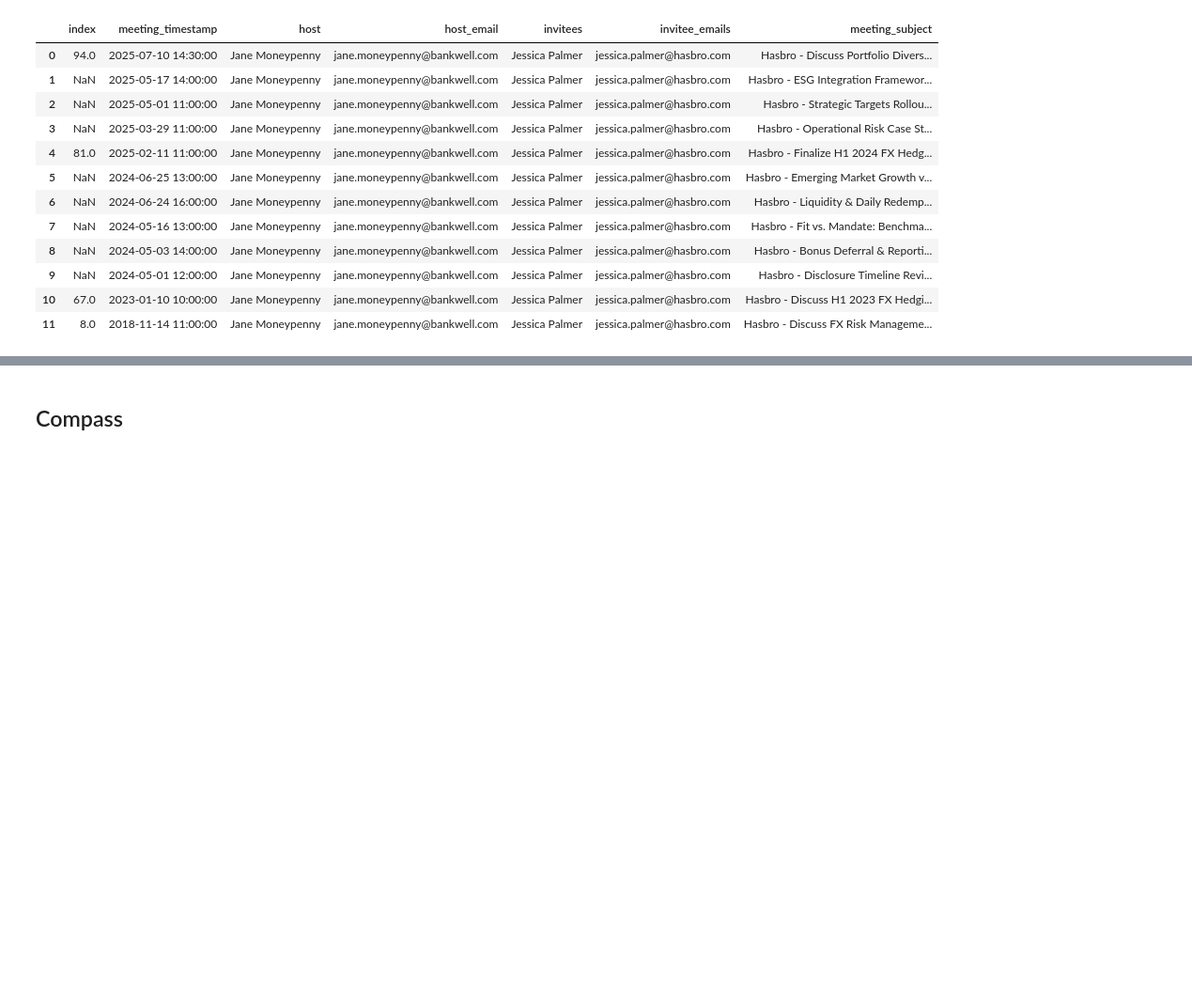
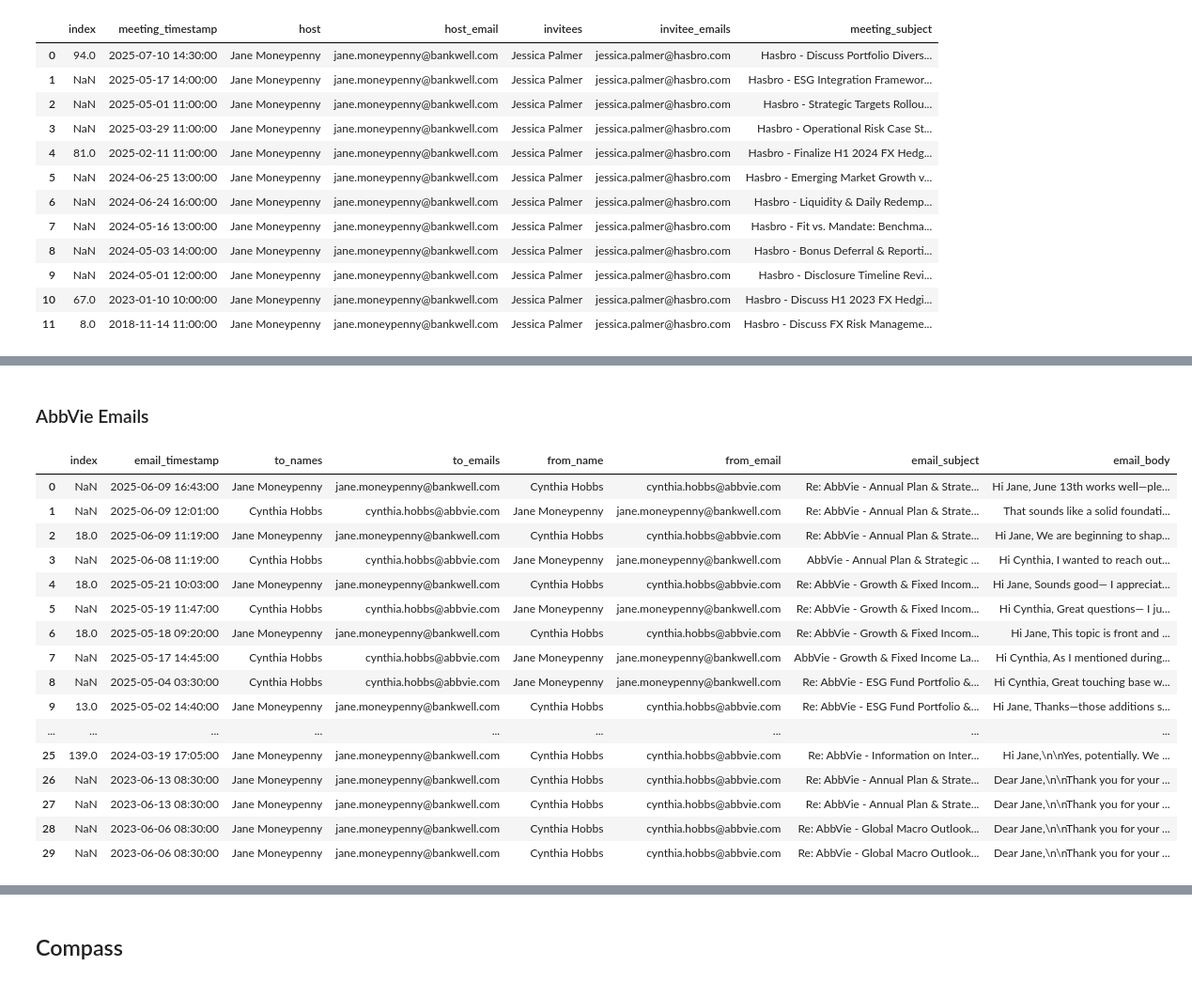
Before and after one commit to ConvoAI-Capstone-SpSu2025/currensee, a Jupyter notebook: notebooks/1.0-data_loading/8.0-update-meeting-dates.ipynb, the cells around one changed output, grey strips where cells are left out. Shown at 94% size. Cells and saved outputs as stored; diff of their text form; code cells hidden in the pictures; blank space fills up the shorter version.

```diff
--- a/notebooks/1.0-data_loading/8.0-update-meeting-dates.ipynb
+++ b/notebooks/1.0-data_loading/8.0-update-meeting-dates.ipynb
@@ -156,0 +355,2 @@ df.head(10)
+# %% [markdown]
+### AbbVie Emails
@@ -156,0 +435,26 @@ df.head(10)
+# %%
+df = pd.read_sql("""SELECT *
+        FROM email_data
+        WHERE to_emails in ('jane.moneypenny@bankwell.com', 'cynthia.hobbs@abbvie.com')
+        and from_email in ('jane.moneypenny@bankwell.com', 'cynthia.hobbs@abbvie.com')
+        --and email_timestamp > '2019-01-12 09:45:00'
+        order by email_timestamp desc""", con=engine)
+df.head(30)
+# %% [output]
+|  | index | email_timestamp | to_names | to_emails | from_name | from_email | email_subject | email_body |
+| 0 | NaN | 2025-06-09 16:43:00 | Jane Moneypenny | jane.moneypenny@bankwell.com | Cynthia Hobbs | cynthia.hobbs@abbvie.com | Re: AbbVie - Annual Plan & Strate... | Hi Jane, June 13th works well—ple... |
+| 1 | NaN | 2025-06-09 12:01:00 | Cynthia Hobbs | cynthia.hobbs@abbvie.com | Jane Moneypenny | jane.moneypenny@bankwell.com | Re: AbbVie - Annual Plan & Strate... | That sounds like a solid foundati... |
+| 2 | 18.0 | 2025-06-09 11:19:00 | Jane Moneypenny | jane.moneypenny@bankwell.com | Cynthia Hobbs | cynthia.hobbs@abbvie.com | Re: AbbVie - Annual Plan & Strate... | Hi Jane, We are beginning to shap... |
+| 3 | NaN | 2025-06-08 11:19:00 | Cynthia Hobbs | cynthia.hobbs@abbvie.com | Jane Moneypenny | jane.moneypenny@bankwell.com | AbbVie - Annual Plan & Strategic ... | Hi Cynthia, I wanted to reach out... |
+| 4 | 18.0 | 2025-05-21 10:03:00 | Jane Moneypenny | jane.moneypenny@bankwell.com | Cynthia Hobbs | cynthia.hobbs@abbvie.com | Re: AbbVie - Growth & Fixed Incom... | Hi Jane, Sounds good— I appreciat... |
+| 5 | NaN | 2025-05-19 11:47:00 | Cynthia Hobbs | cynthia.hobbs@abbvie.com | Jane Moneypenny | jane.moneypenny@bankwell.com | Re: AbbVie - Growth & Fixed Incom... | Hi Cynthia, Great questions— I ju... |
+| 6 | 18.0 | 2025-05-18 09:20:00 | Jane Moneypenny | jane.moneypenny@bankwell.com | Cynthia Hobbs | cynthia.hobbs@abbvie.com | Re: AbbVie - Growth & Fixed Incom... | Hi Jane, This topic is front and ... |
+| 7 | NaN | 2025-05-17 14:45:00 | Cynthia Hobbs | cynthia.hobbs@abbvie.com | Jane Moneypenny | jane.moneypenny@bankwell.com | AbbVie - Growth & Fixed Income La... | Hi Cynthia, As I mentioned during... |
+| 8 | NaN | 2025-05-04 03:30:00 | Cynthia Hobbs | cynthia.hobbs@abbvie.com | Jane Moneypenny | jane.moneypenny@bankwell.com | Re: AbbVie - ESG Fund Portfolio &... | Hi Cynthia, Great touching base w... |
+| 9 | 13.0 | 2025-05-02 14:40:00 | Jane Moneypenny | jane.moneypenny@bankwell.com | Cynthia Hobbs | cynthia.hobbs@abbvie.com | Re: AbbVie - ESG Fund Portfolio &... | Hi Jane, Thanks—those additions s... |
+| ... | ... | ... | ... | ... | ... | ... | ... | ... |
+| 25 | 139.0 | 2024-03-19 17:05:00 | Jane Moneypenny | jane.moneypenny@bankwell.com | Cynthia Hobbs | cynthia.hobbs@abbvie.com | Re: AbbVie - Information on Inter... | Hi Jane,\n\nYes, potentially. We ... |
+| 26 | NaN | 2023-06-13 08:30:00 | Jane Moneypenny | jane.moneypenny@bankwell.com | Cynthia Hobbs | cynthia.hobbs@abbvie.com | Re: AbbVie - Annual Plan & Strate... | Dear Jane,\n\nThank you for your ... |
+| 27 | NaN | 2023-06-13 08:30:00 | Jane Moneypenny | jane.moneypenny@bankwell.com | Cynthia Hobbs | cynthia.hobbs@abbvie.com | Re: AbbVie - Annual Plan & Strate... | Dear Jane,\n\nThank you for your ... |
+| 28 | NaN | 2023-06-06 08:30:00 | Jane Moneypenny | jane.moneypenny@bankwell.com | Cynthia Hobbs | cynthia.hobbs@abbvie.com | Re: AbbVie - Global Macro Outlook... | Dear Jane,\n\nThank you for your ... |
+| 29 | NaN | 2023-06-06 08:30:00 | Jane Moneypenny | jane.moneypenny@bankwell.com | Cynthia Hobbs | cynthia.hobbs@abbvie.com | Re: AbbVie - Global Macro Outlook... | Dear Jane,\n\nThank you for your ... |
```
Also changed, not shown: parts of 30 cells of this notebook, 3 other files.
